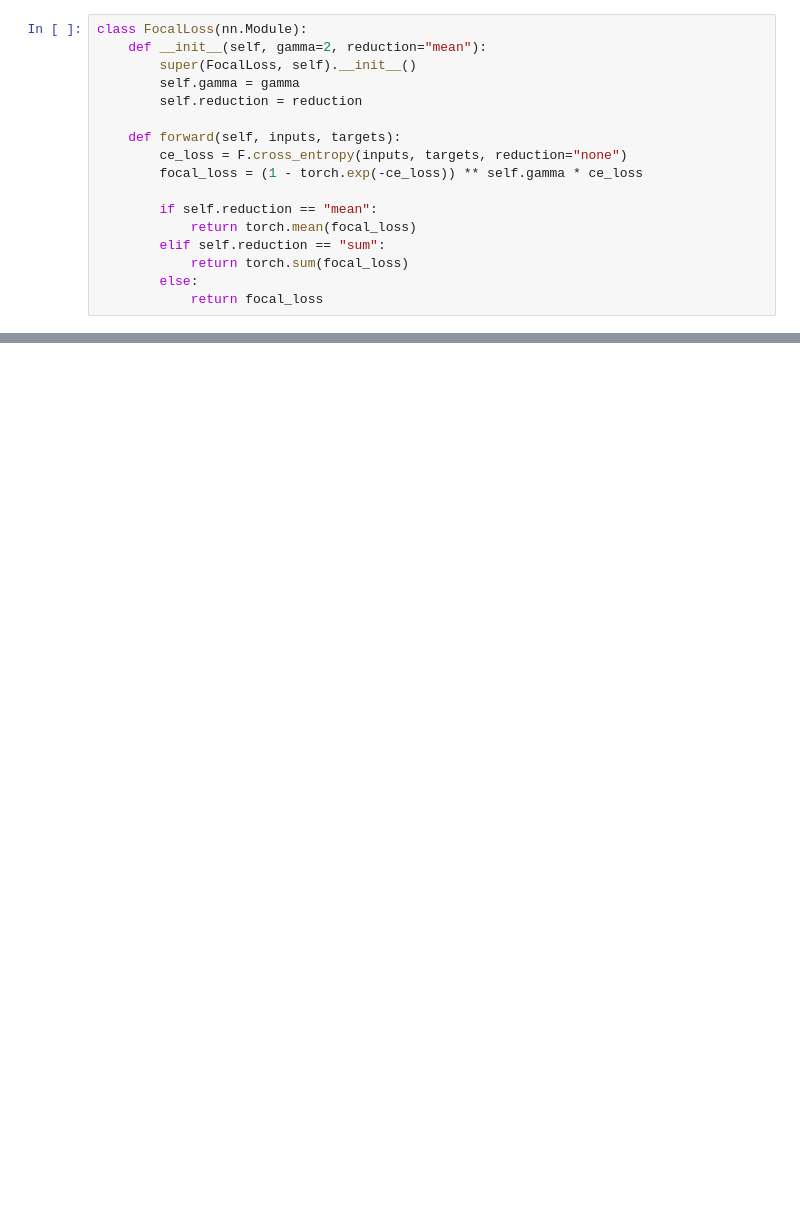
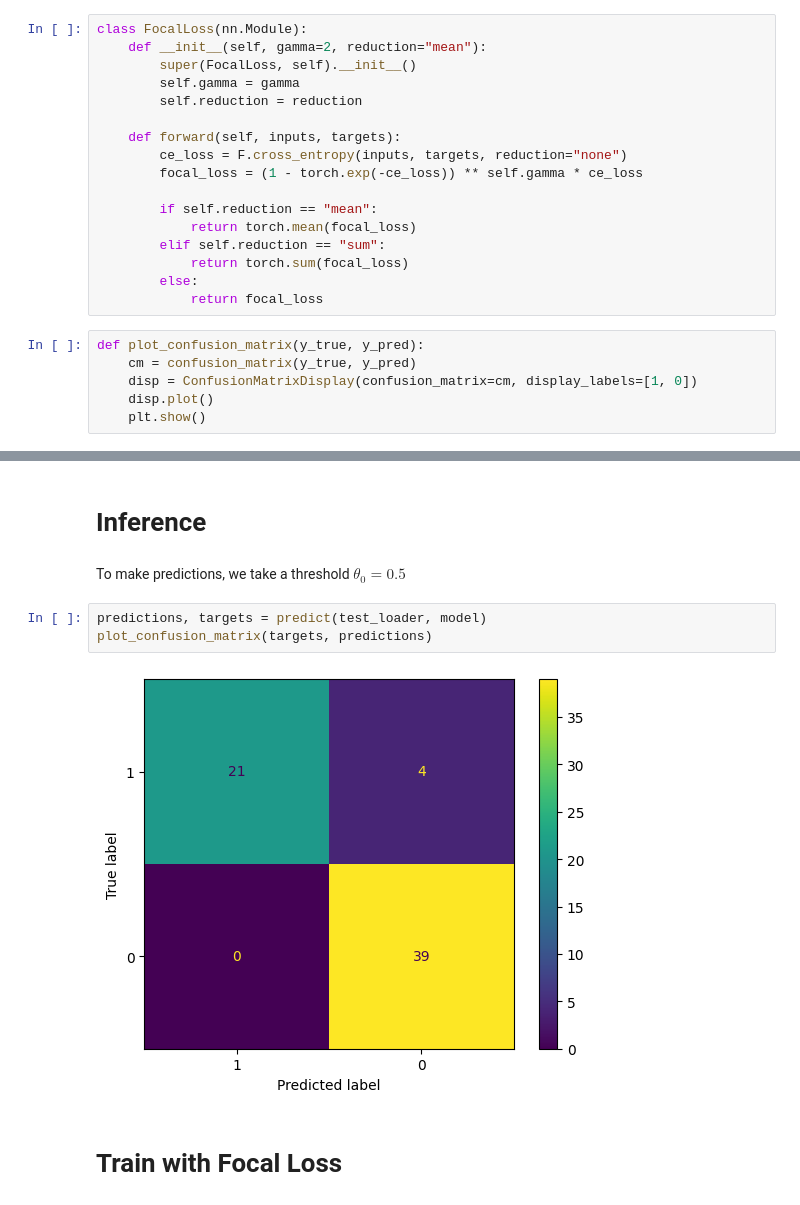
Before and after one commit to mohamedelabbas1996/solar-flares-forecasting, a Jupyter notebook: solar-flares-forecasting-cnns-lstms-sharp-smarp.ipynb, the cells around one changed output, grey strips where cells are left out. Saved outputs shown, nothing was run; the diff lists cells and outputs as text; blank space fills up the shorter version.

```diff
--- a/solar-flares-forecasting-cnns-lstms-sharp-smarp.ipynb
+++ b/solar-flares-forecasting-cnns-lstms-sharp-smarp.ipynb
@@ -303,6 +272,12 @@ class FocalLoss(nn.Module):
             return torch.sum(focal_loss)
         else:
             return focal_loss
+# %%
+def plot_confusion_matrix(y_true, y_pred):
+    cm = confusion_matrix(y_true, y_pred)
+    disp = ConfusionMatrixDisplay(confusion_matrix=cm, display_labels=[1, 0])
+    disp.plot()
+    plt.show()
 # %%
 def read_df_from_pickle(path):
     with open(path, "rb") as f:
@@ -500,0 +462,11 @@ ValueError: Input and output must have the same number of spatial dimensions, bu
+# %% [markdown]
+# Inference
+# %% [markdown]
+To make predictions, we take a threshold $\theta_0 = 0.5 $
+# %%
+predictions, targets = predict(test_loader, model)
+plot_confusion_matrix(targets, predictions)
+# %% [output]
+[figure, added]
+# %% [markdown]
+# Train with Focal Loss
```
Also changed, not shown: parts of 43 cells of this notebook.
